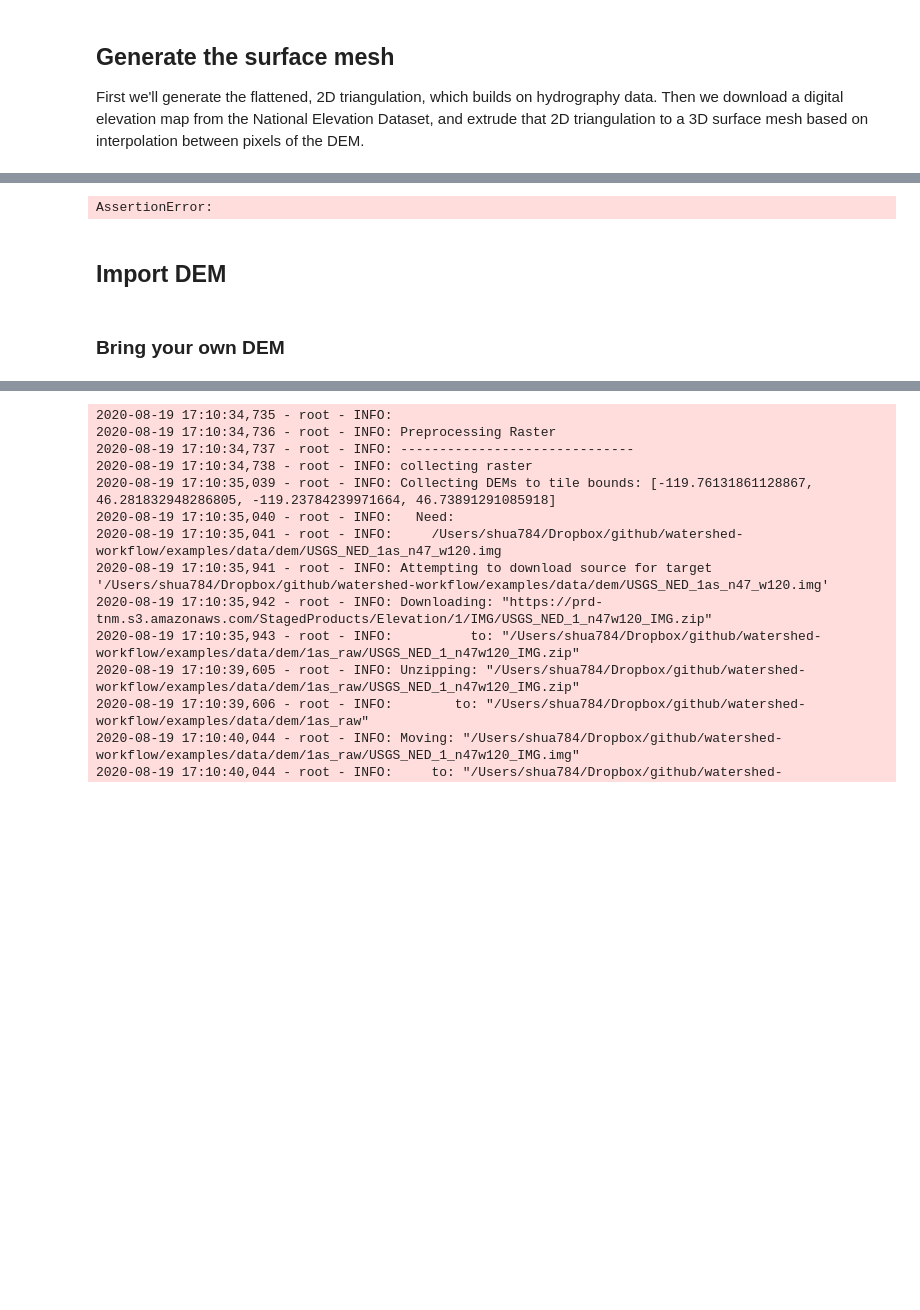
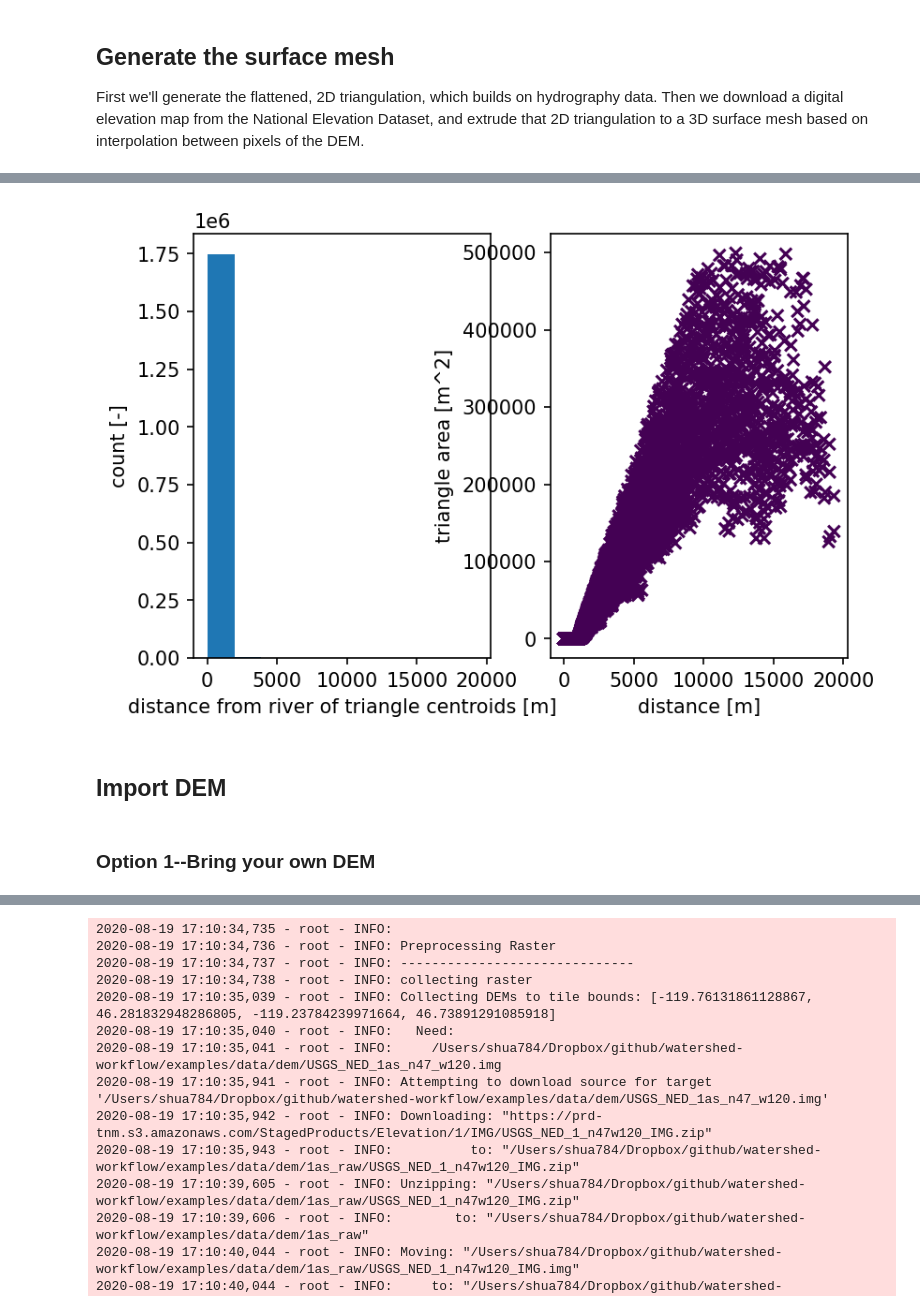
Before and after one commit to pinshuai/watershed-workflow, a Jupyter notebook: examples/mesh_hanford.ipynb, the cells around one changed output, grey strips where cells are left out. Saved outputs shown, nothing was run; the diff lists cells and outputs as text; code cells hidden in the pictures; blank space fills up the shorter version.

```diff
--- a/examples/mesh_hanford.ipynb
+++ b/examples/mesh_hanford.ipynb
@@ -158,9 +159,9 @@ First we'll generate the flattened, 2D triangulation, which builds on hydrograph
 # distance from the triangle centroid to the nearest stream.
 # A(d) is a piecewise linear function -- A = A0 if d <= d0, A = A1 if d >= d1, and
 # linearly interpolates between the two endpoints.
-d0 = 1000; d1 = 50000
-# A0 = 50; A1 = 500000 # [6, 1000]m
-A0 = 5000; A1 = 500000 # [70, 1000]m
+d0 = 1000; d1 = 10000
+A0 = 100; A1 = 500000 # [6, 1000]m
+# A0 = 5000; A1 = 500000 # [70, 1000]m
 # A0 = 100; A1 = 500
 
 # Refine triangles if they get too acute
@@ -186,8 +193,8 @@ mesh_points2, mesh_tris, d = workflow.triangulate(watershed, rivers,
-AssertionError:
+[figure, added]
 # %% [markdown]
 ## Import DEM
 # %% [markdown]
-### Bring your own DEM
+### Option 1--Bring your own DEM
 # %%
 logging.info("import dem from {}".format(fname_dem))
 with rasterio.open(fname_dem, 'r') as fid:
```
Also changed, not shown: parts of 20 cells of this notebook, 17 other files.
